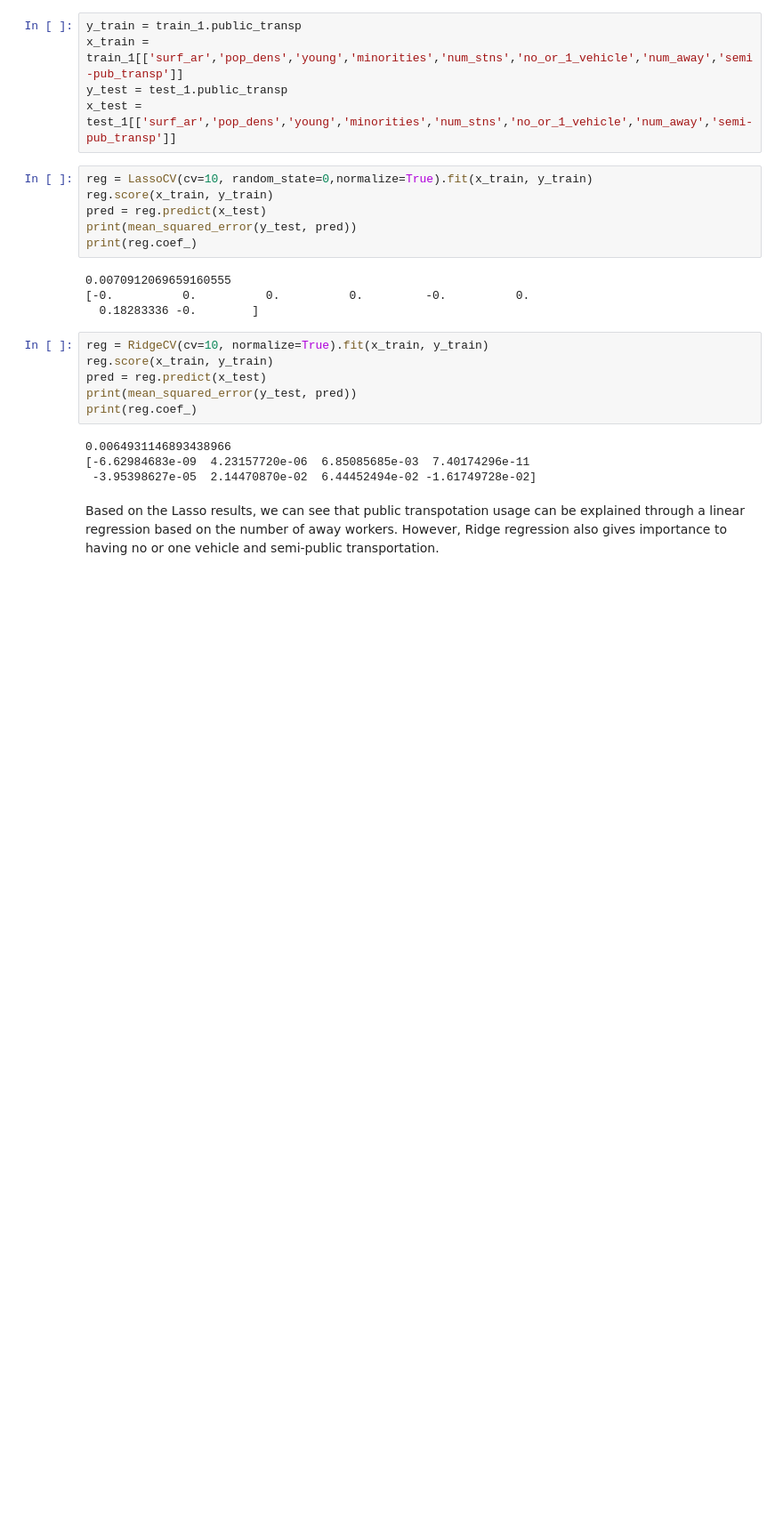
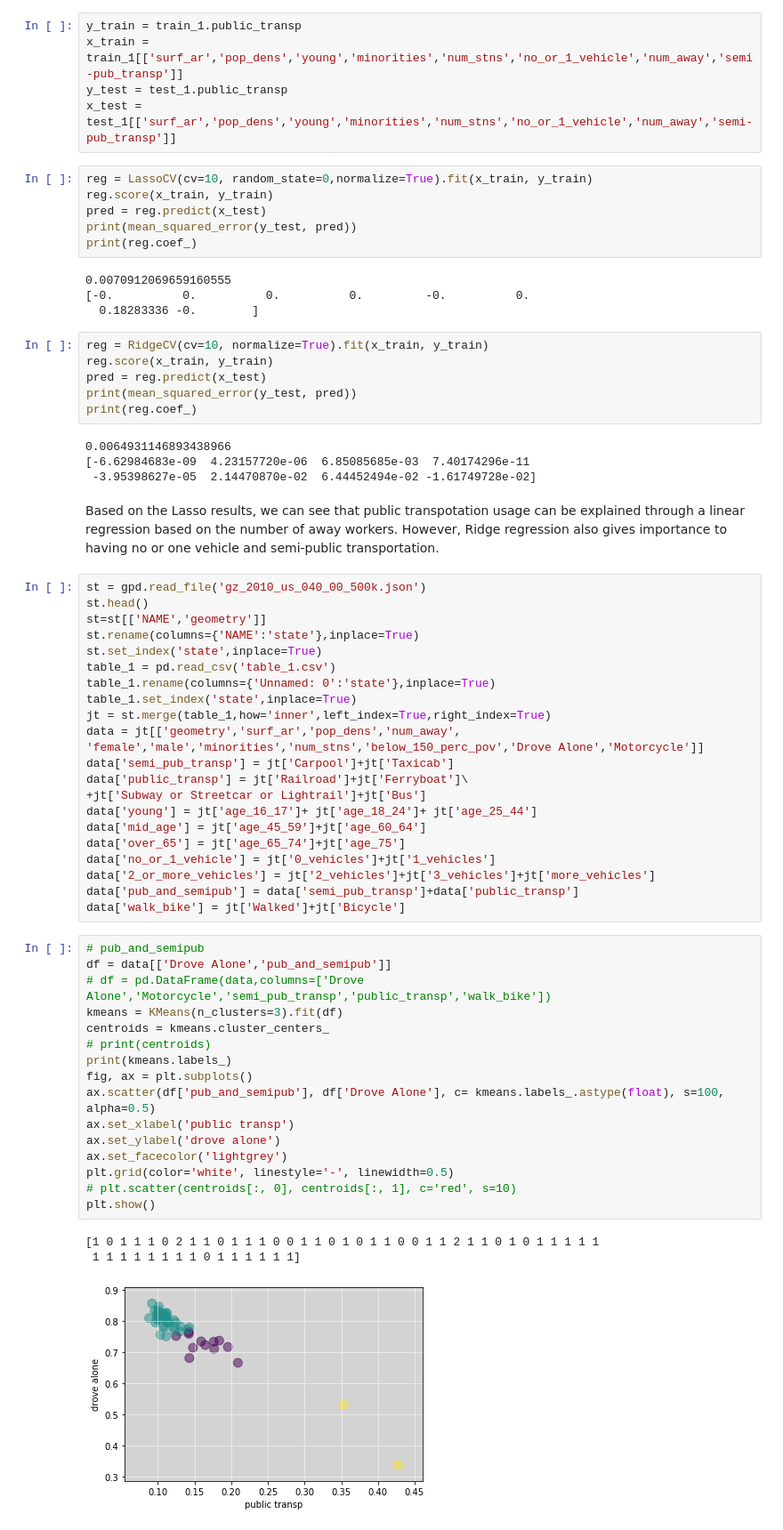
Before and after one commit to samira-karimi/Census_Transportation_Data, a Jupyter notebook: Forecast.ipynb, the cells around one changed output. Shown at 89% size. Cells and saved outputs as stored; diff of their text form; blank space fills up the shorter version.

```diff
--- a/Forecast.ipynb
+++ b/Forecast.ipynb
@@ -66,3 +79,44 @@ print(reg.coef_)
  -3.95398627e-05  2.14470870e-02  6.44452494e-02 -1.61749728e-02]
 # %% [markdown]
 Based on the Lasso results, we can see that public transpotation usage can be explained through a linear regression based on the number of away workers. However, Ridge regression also gives importance to having no or one vehicle and semi-public transportation.
+# %%
+st = gpd.read_file('gz_2010_us_040_00_500k.json')
+st.head()
+st=st[['NAME','geometry']]
+st.rename(columns={'NAME':'state'},inplace=True)
+st.set_index('state',inplace=True)
+table_1 = pd.read_csv('table_1.csv')
+table_1.rename(columns={'Unnamed: 0':'state'},inplace=True)
+table_1.set_index('state',inplace=True)
+jt = st.merge(table_1,how='inner',left_index=True,right_index=True)
+data = jt[['geometry','surf_ar','pop_dens','num_away', 'female','male','minorities','num_stns','below_150_perc_pov','Drove Alone','Motorcycle']]
+data['semi_pub_transp'] = jt['Carpool']+jt['Taxicab']
+data['public_transp'] = jt['Railroad']+jt['Ferryboat']\
++jt['Subway or Streetcar or Lightrail']+jt['Bus']
+data['young'] = jt['age_16_17']+ jt['age_18_24']+ jt['age_25_44']
+data['mid_age'] = jt['age_45_59']+jt['age_60_64']
+data['over_65'] = jt['age_65_74']+jt['age_75']
+data['no_or_1_vehicle'] = jt['0_vehicles']+jt['1_vehicles']
+data['2_or_more_vehicles'] = jt['2_vehicles']+jt['3_vehicles']+jt['more_vehicles']
+data['pub_and_semipub'] = data['semi_pub_transp']+data['public_transp']
+data['walk_bike'] = jt['Walked']+jt['Bicycle']
+# %%
+# pub_and_semipub
+df = data[['Drove Alone','pub_and_semipub']]
+# df = pd.DataFrame(data,columns=['Drove Alone','Motorcycle','semi_pub_transp','public_transp','walk_bike'])
+kmeans = KMeans(n_clusters=3).fit(df)
+centroids = kmeans.cluster_centers_
+# print(centroids)
+print(kmeans.labels_)
+fig, ax = plt.subplots()
+ax.scatter(df['pub_and_semipub'], df['Drove Alone'], c= kmeans.labels_.astype(float), s=100, alpha=0.5)
+ax.set_xlabel('public transp')
+ax.set_ylabel('drove alone')
+ax.set_facecolor('lightgrey')
+plt.grid(color='white', linestyle='-', linewidth=0.5)
+# plt.scatter(centroids[:, 0], centroids[:, 1], c='red', s=10)
+plt.show()
+# %% [output]
+[1 0 1 1 1 0 2 1 1 0 1 1 1 0 0 1 1 0 1 0 1 1 0 0 1 1 2 1 1 0 1 0 1 1 1 1 1
+ 1 1 1 1 1 1 1 1 0 1 1 1 1 1 1]
+[figure, added]
```
Also changed, not shown: parts of 4 cells of this notebook.
